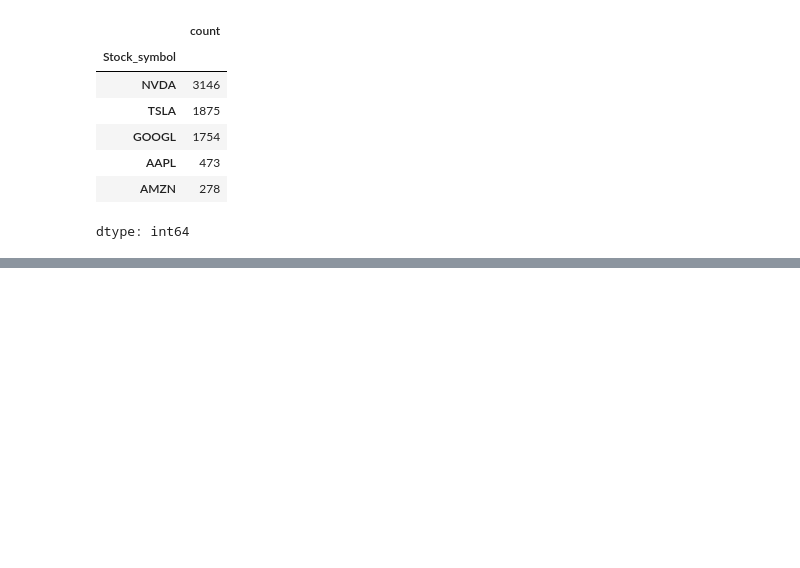
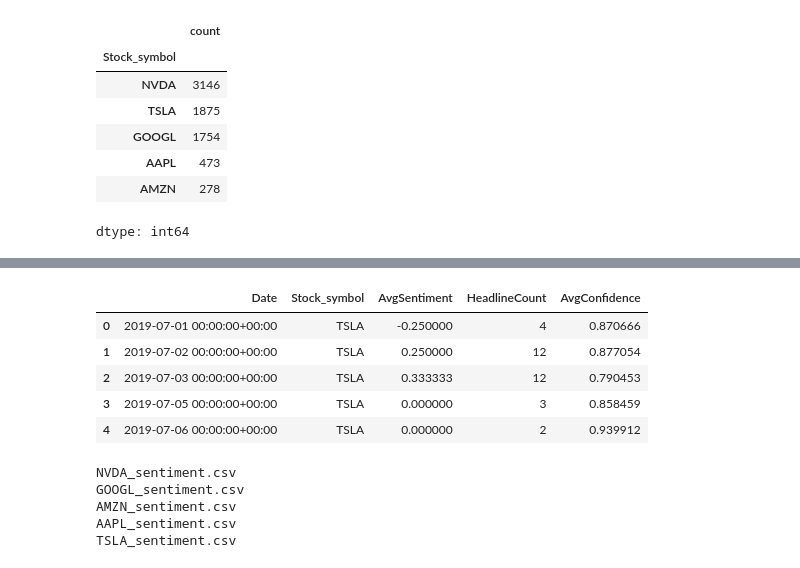
Before and after one commit to vengatc/ai-financial-intelligence-platform, a Jupyter notebook: notebooks/SentimentAnalysis.ipynb, the cells around one changed output, grey strips where cells are left out. Drawn from its saved outputs; the diff is of its cells as text; code cells hidden in the pictures; blank space fills up the shorter version.

```diff
--- a/notebooks/SentimentAnalysis.ipynb
+++ b/notebooks/SentimentAnalysis.ipynb
@@ -80,0 +142,29 @@ df.to_csv("/content/drive/MyDrive/Venky-MIT/capstone/Filtered_external_sentiment
+# %%
+
+mapping = {
+    "positive": 1,
+    "neutral": 0,
+    "negative": -1
+}
+
+df["sentiment"] = df["sentiment_label"].map(mapping)
+
+daily = (
+    df
+    .groupby(["Date", "Stock_symbol"])
+    .agg(
+        AvgSentiment=("sentiment", "mean"),
+        HeadlineCount=("Article_title", "count"),
+        AvgConfidence=("sentiment_score", "mean")
+    )
+    .reset_index()
+)
+
+daily.head()
+# %% [output]
+|  | Date | Stock_symbol | AvgSentiment | HeadlineCount | AvgConfidence |
+| 0 | 2019-07-01 00:00:00+00:00 | TSLA | -0.250000 | 4 | 0.870666 |
+| 1 | 2019-07-02 00:00:00+00:00 | TSLA | 0.250000 | 12 | 0.877054 |
+| 2 | 2019-07-03 00:00:00+00:00 | TSLA | 0.333333 | 12 | 0.790453 |
+| 3 | 2019-07-05 00:00:00+00:00 | TSLA | 0.000000 | 3 | 0.858459 |
+| 4 | 2019-07-06 00:00:00+00:00 | TSLA | 0.000000 | 2 | 0.939912 |
@@ -80,0 +193,16 @@ df.to_csv("/content/drive/MyDrive/Venky-MIT/capstone/Filtered_external_sentiment
+# %%
+from pathlib import Path
+import  pandas as  pd
+directory =  Path("/Users/I839511/Library/CloudStorage/OneDrive-SAPSE/capstone/ai-financial-intelligence-platform/data/processed/sentiment_by_ticker")
+
+for file in directory.iterdir():
+    print (file.name)
+    stock= file.stem.split("_")[0]
+    df = pd.read_csv(file)
+    merge_sentiments_for_date(df,file,stock)
+# %% [output]
+NVDA_sentiment.csv
+GOOGL_sentiment.csv
+AMZN_sentiment.csv
+AAPL_sentiment.csv
+TSLA_sentiment.csv
```
Also changed, not shown: parts of 7 cells of this notebook, 28 other files.
